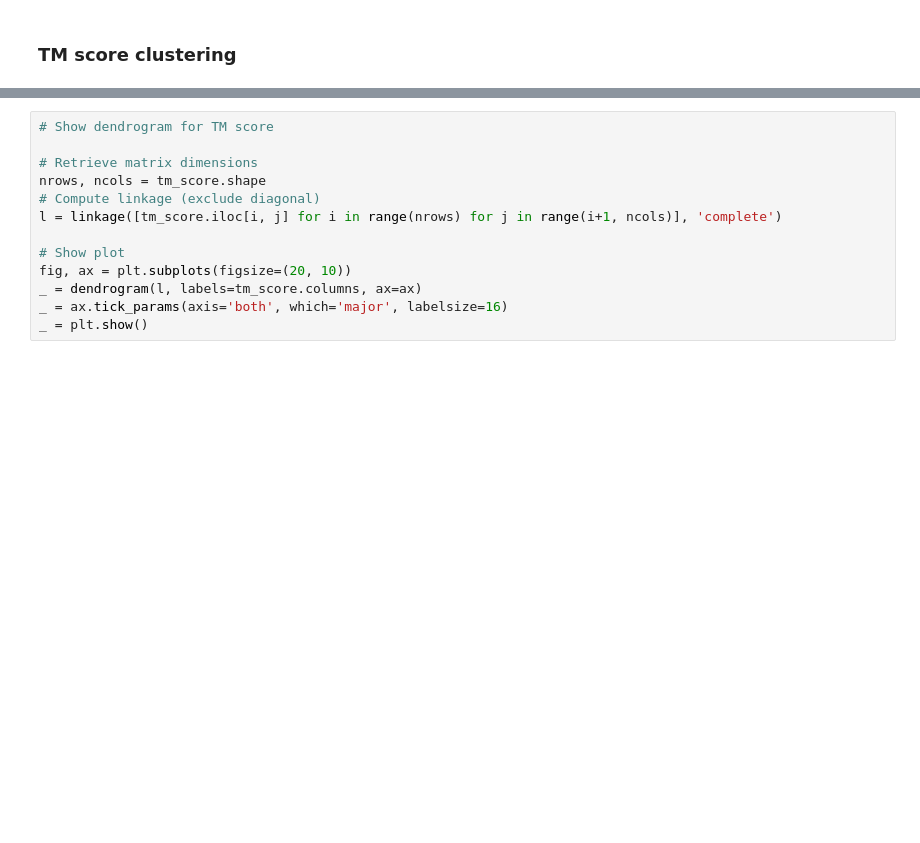
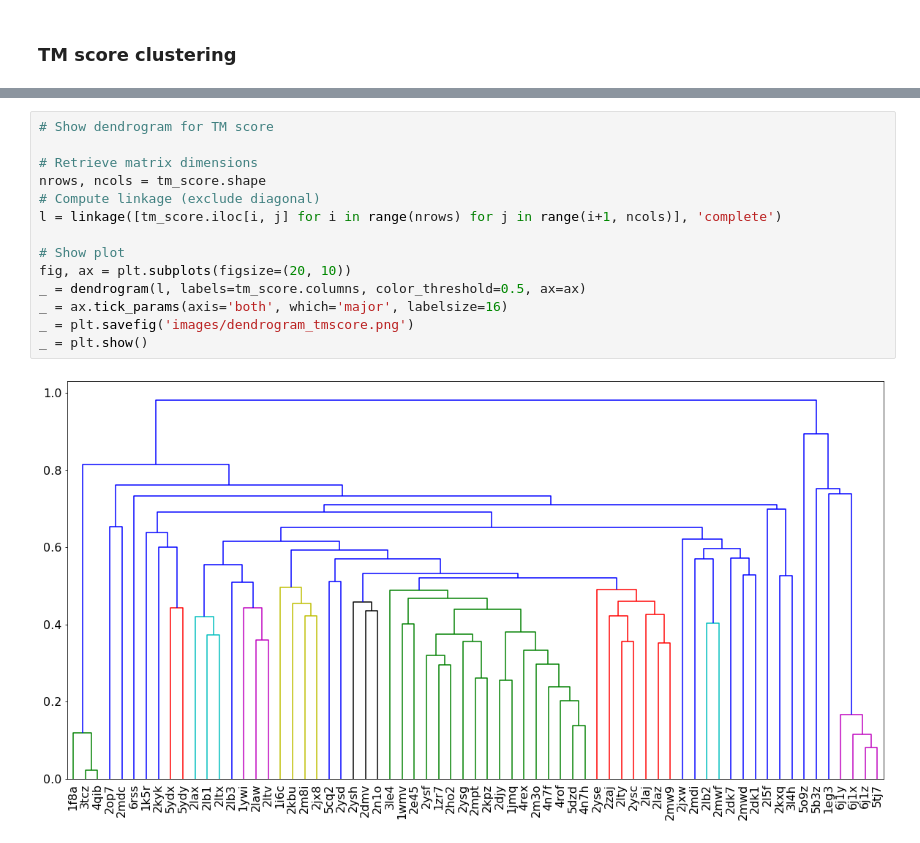
Before and after one commit to damiclem/proteincake, a Jupyter notebook: models.ipynb, the cells around one changed output, grey strips where cells are left out. Drawn from its saved outputs; the diff is of its cells as text; blank space fills up the shorter version.

```diff
--- a/models.ipynb
+++ b/models.ipynb
@@ -766,13 +797,16 @@ tm_score.head()
 # %%
 # Show dendrogram for TM score
 
 # Retrieve matrix dimensions
 nrows, ncols = tm_score.shape
 # Compute linkage (exclude diagonal)
 l = linkage([tm_score.iloc[i, j] for i in range(nrows) for j in range(i+1, ncols)], 'complete')
 
 # Show plot
 fig, ax = plt.subplots(figsize=(20, 10))
-_ = dendrogram(l, labels=tm_score.columns, ax=ax)
+_ = dendrogram(l, labels=tm_score.columns, color_threshold=0.5, ax=ax)
 _ = ax.tick_params(axis='both', which='major', labelsize=16)
+_ = plt.savefig('images/dendrogram_tmscore.png')
 _ = plt.show()
+# %% [output]
+[figure, added]
```
Also changed, not shown: parts of 5 cells of this notebook, 9 other files.
